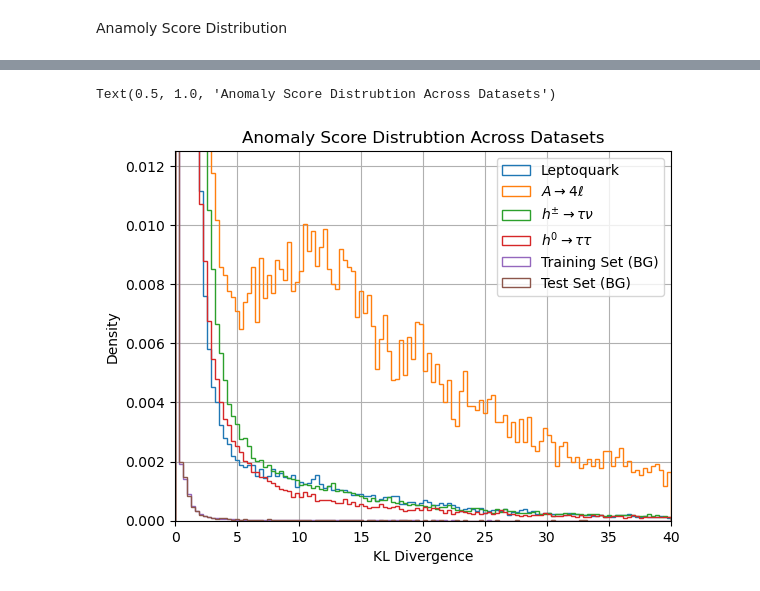
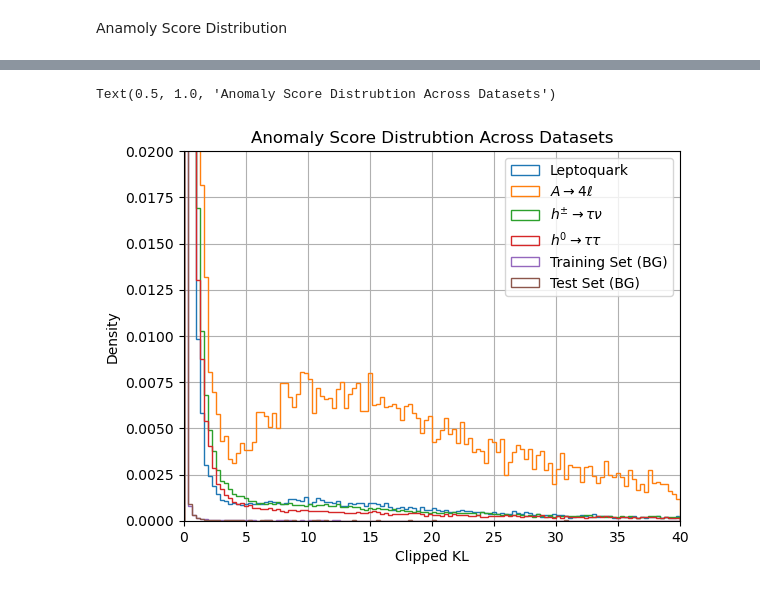
Before and after one commit to jnamador/vae_fs, a Jupyter notebook: models/vae1_analysis.ipynb, the cells around one changed output, grey strips where cells are left out. Cells and saved outputs as stored; diff of their text form; code cells hidden in the pictures.

Commit message:
Improved CKL plot code.

```diff
--- a/models/vae1_analysis.ipynb
+++ b/models/vae1_analysis.ipynb
@@ -291,7 +291,7 @@ def calc_anomaly_dist(data, encoder: keras.Model, AD_metric):
 new_enc = Qmake_encoder_set_weights(INPUT_SZ, H1_SZ, H2_SZ, LATENT_SZ)
 new_dec = Qmake_decoder_set_weights(INPUT_SZ, H1_SZ, H2_SZ, LATENT_SZ)
 new_VAE = NNmodel(new_enc, new_dec)
-save_path = SAVE_PATH + f"n_{16}/" # 16 is the interesting one DKL, 8 is the one for CKL
+save_path = SAVE_PATH + f"n_{8}/" # 16 is the interesting one DKL, 8 is the one for CKL
 
 new_VAE.load_weights(save_path)
 
@@ -331,37 +343,50 @@ for data in data:
 # %%
 # plot setting for CKL
-# bin_n = 125
-# xlims = (0, 40)
+bin_n = 125
+xlims = (0, 40)
+ylims = (0, 0.02)
+bins  = np.linspace(xlims[0], xlims[1], bin_n)
+xlabel = "Clipped KL"
+
+# Investigating around the threshold at 161
+# ckl_roc_threshold = 161.84
+# bin_n = 10
+
+# l_margin = 10
+# r_margin = 300
+
+# xlims = ( ckl_roc_threshold - l_margin , ckl_roc_threshold + r_margin)
 # ylims = (0, 0.01)
-# bins  = np.linspace(0, xlims[1], bin_n)
+# bins  = np.linspace(xlims[0], xlims[1], bin_n)
 # xlabel = "Clipped KL"
 
 # Plot settings for KL
-bin_n = 125
-xlims = (0, 40)
-ylims = (0, 0.0125)
-bins  = np.linspace(0, xlims[1], bin_n)
-xlabel = "KL Divergence"
+# bin_n = 125
+# xlims = (0, 40)
+# ylims = (0, 0.0125)
+# bins  = np.linspace(0, xlims[1], bin_n)
+# xlabel = "KL Divergence"
 
 for i in range(len(data_names_tex)):
     dat = anomaly_scores[i]
     # print(bin_n)
     plt.hist(dat
              , bins = bins
              , label=data_names_tex[i] # + " " + str(bin_n)
              , histtype = "step"
              , density=True
              )
 plt.legend(loc="upper right")
+# plt.vlines(ckl_roc_threshold, 0, 1)
 # plt.loglog()
 # plt.semilogy()
 # plt.semilogx()
 plt.xlabel(xlabel)
 plt.ylabel("Density")
 plt.grid()
 plt.ylim(ylims)
 plt.xlim(xlims)
 plt.title("Anomaly Score Distrubtion Across Datasets")
 # %% [output]
 Text(0.5, 1.0, 'Anomaly Score Distrubtion Across Datasets')
-[figure, old version]
+[figure, new version]
```
Also changed, not shown: parts of 2 cells of this notebook.
